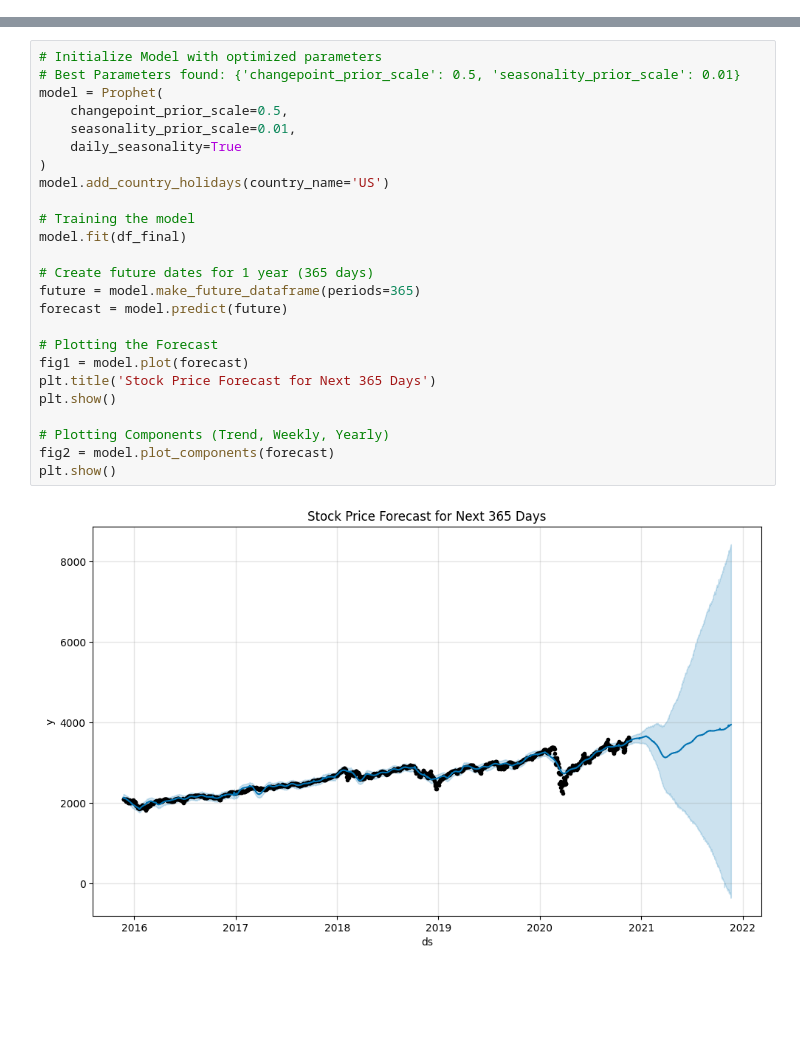
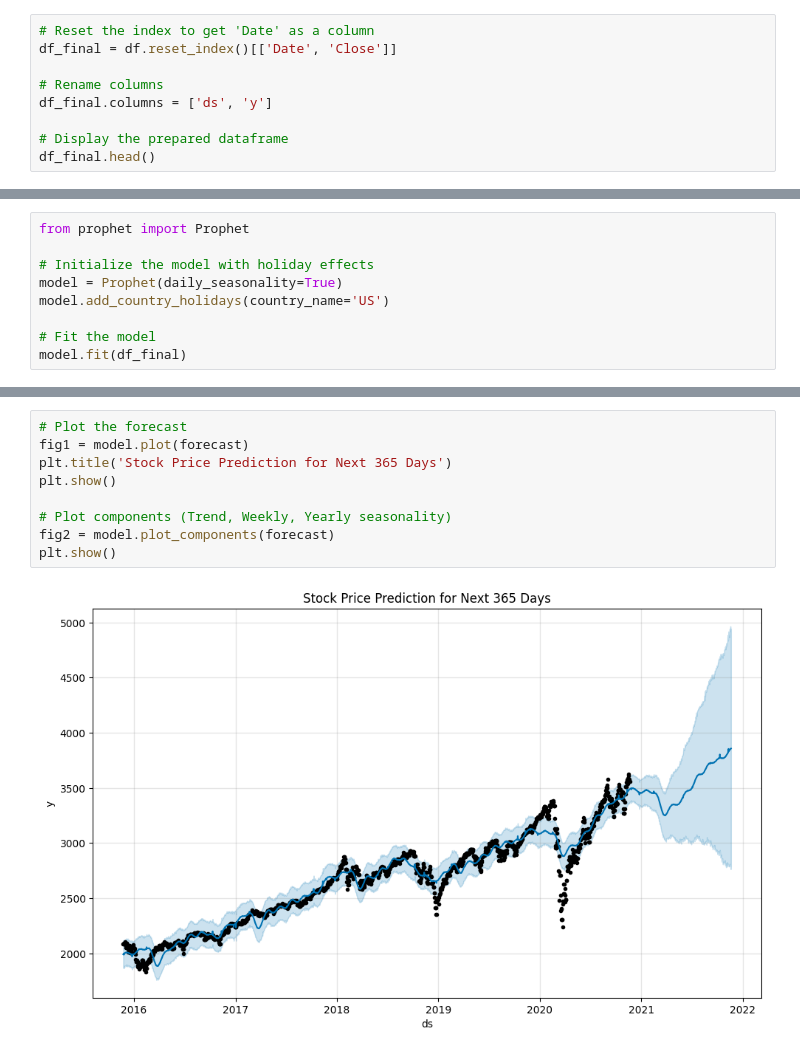
Before and after one commit to ano201/Time-Series-, a Jupyter notebook: yahoo_stock.ipynb, the cells around one changed output, grey strips where cells are left out. Cells and saved outputs as stored; diff of their text form; blank space fills up the shorter version.

Commit message:
Ts yahoo stock price forecasted

```diff
--- a/yahoo_stock.ipynb
+++ b/yahoo_stock.ipynb
@@ -74,0 +99,9 @@ Result: Data is Non-Stationary (Trend exists)
+# %%
+# Reset the index to get 'Date' as a column
+df_final = df.reset_index()[['Date', 'Close']]
+
+# Rename columns
+df_final.columns = ['ds', 'y']
+
+# Display the prepared dataframe
+df_final.head()
@@ -74,0 +115,9 @@ Result: Data is Non-Stationary (Trend exists)
+# %%
+from prophet import Prophet
+
+# Initialize the model with holiday effects
+model = Prophet(daily_seasonality=True)
+model.add_country_holidays(country_name='US')
+
+# Fit the model
+model.fit(df_final)
@@ -75,27 +142,11 @@ Result: Data is Non-Stationary (Trend exists)
 # %%
-# Initialize Model with optimized parameters
-# Best Parameters found: {'changepoint_prior_scale': 0.5, 'seasonality_prior_scale': 0.01}
-model = Prophet(
-    changepoint_prior_scale=0.5,
-    seasonality_prior_scale=0.01,
-    daily_seasonality=True
-)
-model.add_country_holidays(country_name='US')
-
-# Training the model
-model.fit(df_final)
-
-# Create future dates for 1 year (365 days)
-future = model.make_future_dataframe(periods=365)
-forecast = model.predict(future)
-
-# Plotting the Forecast
+# Plot the forecast
 fig1 = model.plot(forecast)
-plt.title('Stock Price Forecast for Next 365 Days')
+plt.title('Stock Price Prediction for Next 365 Days')
 plt.show()
 
-# Plotting Components (Trend, Weekly, Yearly)
+# Plot components (Trend, Weekly, Yearly seasonality)
 fig2 = model.plot_components(forecast)
 plt.show()
 # %% [output]
-[figure, old version]
+[figure, new version]
```
Also changed, not shown: parts of 16 cells of this notebook.
